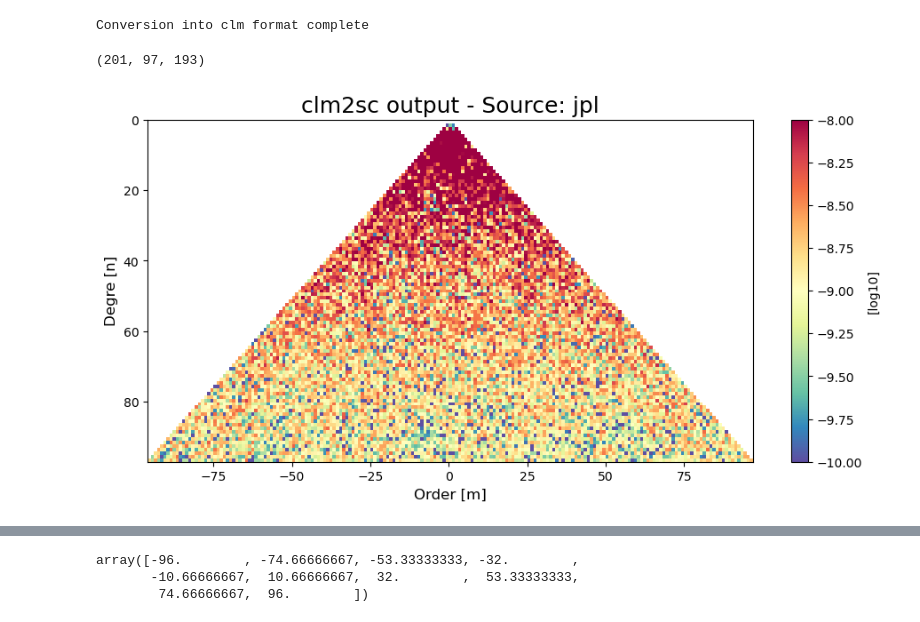
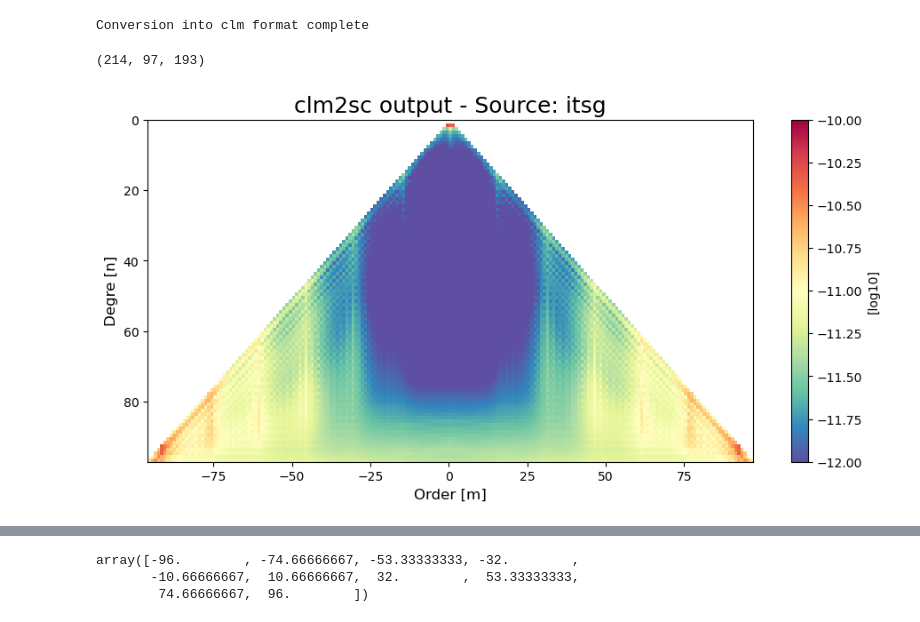
Before and after one commit to GESS-research-group/pyshbundle, a Jupyter notebook: notebooks/testing_different_sources.ipynb, the cells around one changed output, grey strips where cells are left out. Cells and saved outputs as stored; diff of their text form; code cells hidden in the pictures.

```diff
--- a/notebooks/testing_different_sources.ipynb
+++ b/notebooks/testing_different_sources.ipynb
@@ -165,45 +209,45 @@ But unlike other two function which return
 
 `reader_replacer_itsg` only returns 3 args - data, start date and num of files
 # %%
-jpl_sc = pyshbundle.clm2sc.clm2sc(jpl_clm)
+itsg_sc, itsg_dev_sc = pyshbundle.clm2sc.clm2sc(itsg_clm)
 # %% [output]
 Conversion into clm format complete
 # %%
 # shape
-np.shape(jpl_sc)
+np.shape(itsg_dev_sc)
 # %% [output]
-(201, 97, 193)
+(214, 97, 193)
 # %%
 # creating a vector for labels
 lmax = 96
 
 # plotting settings
 from mpl_toolkits.axes_grid1 import make_axes_locatable
 import matplotlib as mpl
 
 # making ploting canvas
 fig, ax = plt.subplots(figsize=(11, 5))
-im = ax.imshow(np.ma.log10(np.abs(jpl_sc[10, :, :])),cmap='Spectral_r', extent=[-lmax, lmax+1, lmax+1, 0], vmax=-8, vmin=-10) # drawing the function
+im = ax.imshow(np.ma.log10(np.abs(itsg_dev_sc[100, :, :])),cmap='Spectral_r', extent=[-lmax, lmax+1, lmax+1, 0], vmax=-10, vmin=-12) # drawing the function
 
 
 plt.xlabel("Order [m]", size=12)
 plt.ylabel("Degre [n]", size=12)
 plt.title(f"clm2sc output - Source: {source}", size=18)
 
 # zero divide error but something to start with
 #divider = make_axes_locatable(ax)
 #colorbar_axes = divider.append_axes("right",
 #                                    size="3%",
 #                                    pad=0.1)
 #mpl.rc('image', cmap='RdYlBu_r')
 
 # Using new axes for colorbar
 ax.set_aspect('auto')
 fig.colorbar(im, ax=ax, label=f"[log10]", orientation='vertical')
 
 
 #plt.savefig(im)
 
 plt.show()
 # %% [output]
-[figure, old version]
+[figure, new version]
```
Also changed, not shown: parts of 10 cells of this notebook, 46 other files.
